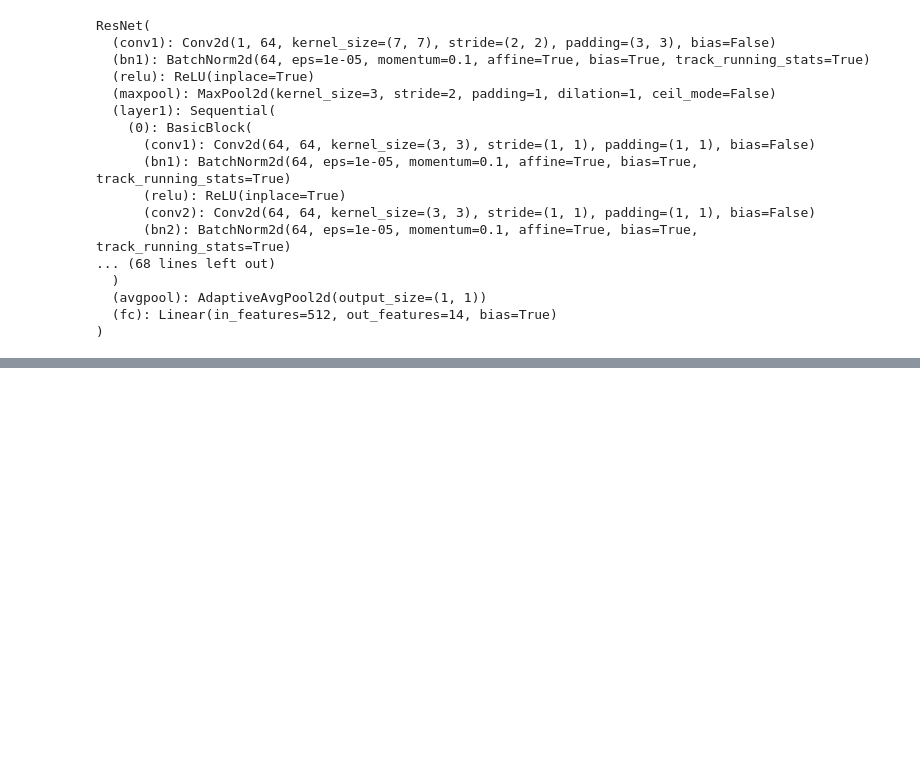
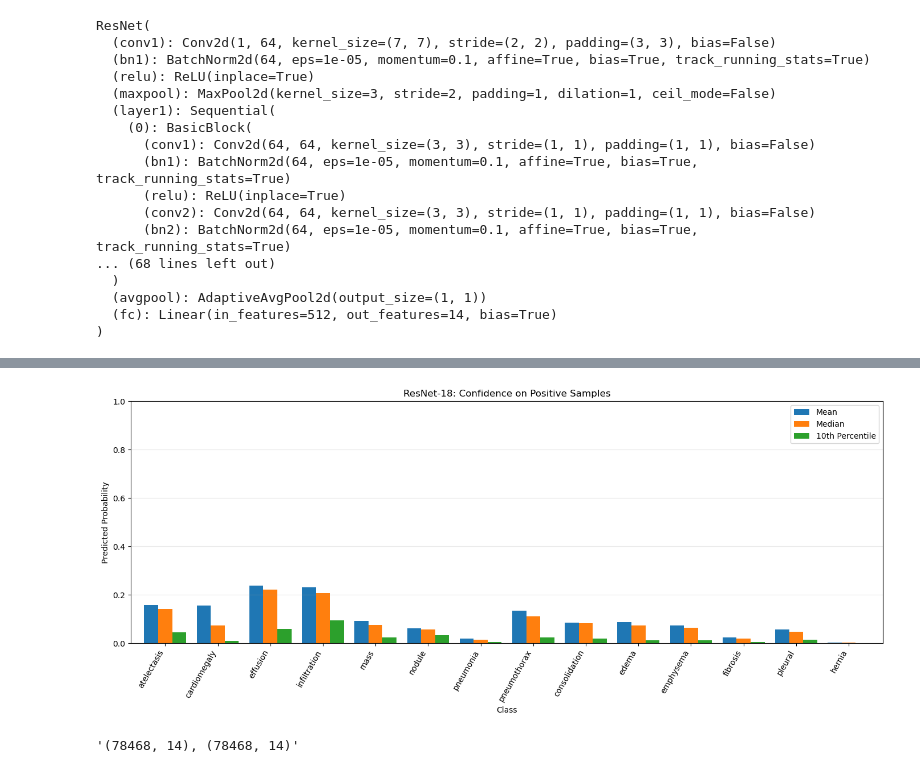
Before and after one commit to HawkWeldon/ML, a Jupyter notebook: Project_Blue/class_analysis.ipynb, the cells around one changed output, grey strips where cells are left out. Saved outputs shown, nothing was run; the diff lists cells and outputs as text; code cells hidden in the pictures; blank space fills up the shorter version.

```diff
--- a/Project_Blue/class_analysis.ipynb
+++ b/Project_Blue/class_analysis.ipynb
@@ -133,0 +221,41 @@ torch.cuda.get_device_name()
+# %%
+results = []
+
+for i, name in enumerate(class_names):
+    positive_probs = all_probs[all_labels[:, i] == 1, i]
+
+    results.append({
+        "Class": name,
+        "Mean": positive_probs.mean(),
+        "Median": np.median(positive_probs),
+        "10th Percentile": np.percentile(positive_probs, 10)
+    })
+
+confidence_df = pd.DataFrame(results)
+# %%
+confidence_df.plot(
+    x="Class",
+    y=["Mean", "Median", "10th Percentile"],
+    kind="bar",
+    figsize=(14, 6),
+    width=0.8
+)
+
+plt.title("ResNet-18: Confidence on Positive Samples")
+plt.ylabel("Predicted Probability")
+plt.ylim(0, 1)
+plt.xticks(rotation=60, ha="right")
+plt.grid(axis="y", alpha=0.3)
+plt.tight_layout()
+plt.show()
+# %% [output]
+[figure, added]
+# %%
+n_train = len(train_data)
+
+train_probs = all_probs[:n_train]
+train_labels = all_labels[:n_train]
+
+f"{train_probs.shape}, {train_labels.shape}"
+# %% [output]
+'(78468, 14), (78468, 14)'
```
Also changed, not shown: parts of 7 cells of this notebook.
